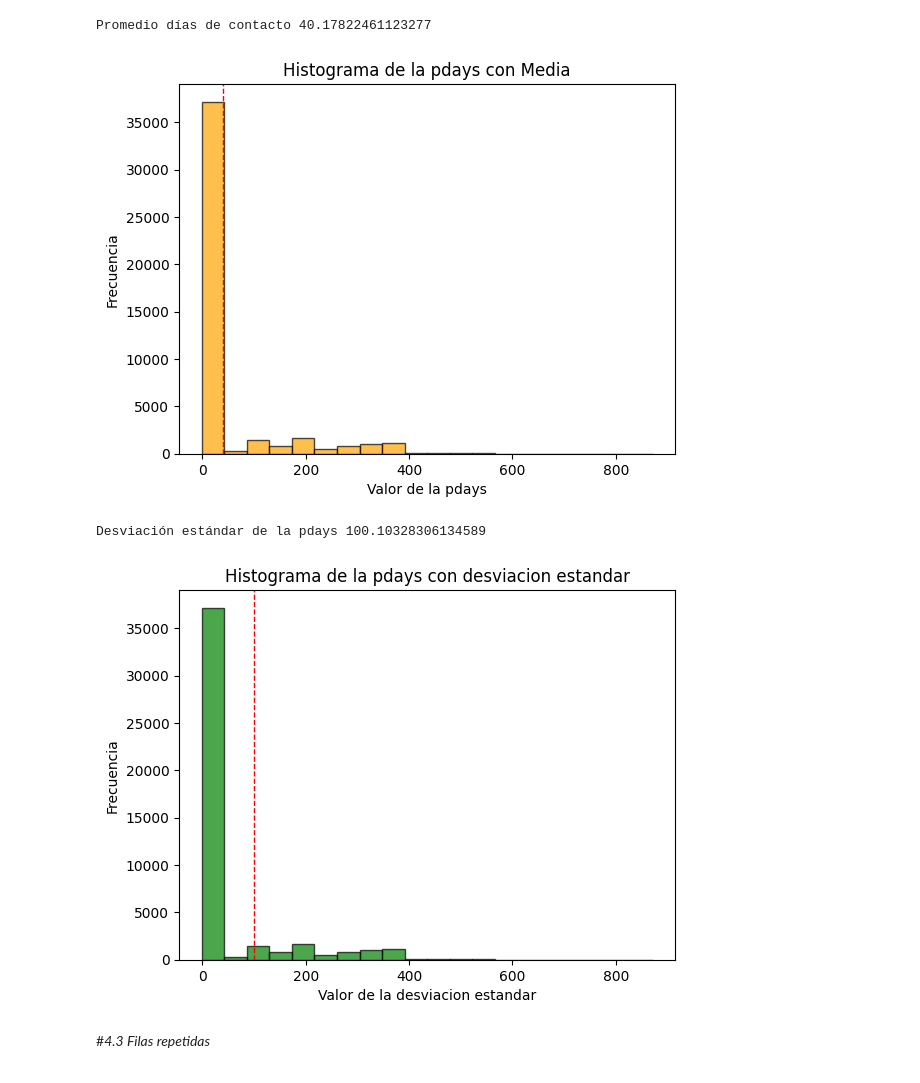
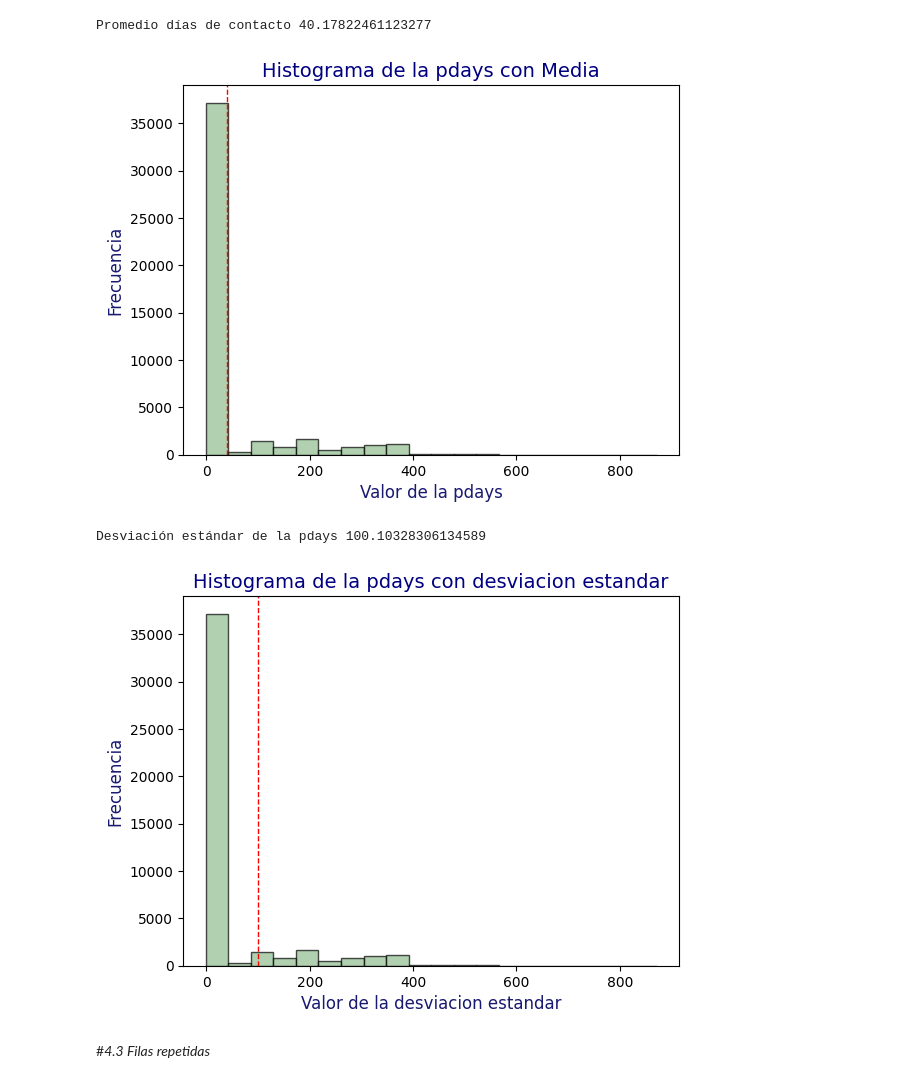
Before and after one commit to CharlieHndz/Talento-Tech-2024-Carlos-Hdez, a Jupyter notebook: Practica_Banco.ipynb, the cells around one changed output. Drawn from its saved outputs; the diff is of its cells as text; code cells hidden in the pictures.

```diff
--- a/Practica_Banco.ipynb
+++ b/Practica_Banco.ipynb
@@ -207,20 +207,21 @@ print("Promedio días de contacto", media)
 Promedio días de contacto 40.17822461123277
 # %%
 # Graficar un histograma del atributo "campaña"
-plt.hist(data['pdays'], bins=20, color='orange', edgecolor='black', alpha=0.7)
+plt.hist(data['pdays'], bins=20, color='darkseagreen', edgecolor='black', alpha=0.7)
 
 # Agregar una linea vertical para mostrar la media
 plt.axvline(media, color='red', linestyle='dashed', linewidth=1)
 
 # Etiquetas y titulo
-plt.xlabel('Valor de la pdays')
-plt.ylabel('Frecuencia')
-plt.title('Histograma de la pdays con Media')
+plt.title('Histograma de la pdays con Media', fontsize=14, color="Navy")
+plt.xlabel('Valor de la pdays', fontsize=12, color="midnightblue")
+plt.ylabel('Frecuencia', fontsize=12, color="midnightblue")
+
 
 # Mostrar la grafica
 plt.show()
 # %% [output]
-[figure, old version]
+[figure, new version]
 # %%
 # Calcule la desviación estándar del atributo 'campaign - pdays: dias de contactoal ussuario antes de la campaña actual'
 desviacion_estandar = data['pdays'].std()
@@ -229,20 +230,21 @@ print("Desviación estándar de la pdays", desviacion_estandar)
 Desviación estándar de la pdays 100.10328306134589
 # %%
 # Graficar un histograma de la std del atriburo pdays
-plt.hist(data['pdays'], bins=20, color='green', edgecolor='black', alpha=0.7)
+plt.hist(data['pdays'], bins=20, color='darkseagreen', edgecolor='black', alpha=0.7)
 
 # Agregar una linea vertical para obtener la std
 plt.axvline(desviacion_estandar, color='red', linestyle='dashed', linewidth=1) # Se reemplaza media por std seguido del comando "plt.axvline" para graficar la desviacion estandar y no la media
 
 # Etiquetas y titulo
-plt.xlabel('Valor de la desviacion estandar')
-plt.ylabel('Frecuencia')
-plt.title('Histograma de la pdays con desviacion estandar')
+plt.title('Histograma de la pdays con desviacion estandar', fontsize=14, color="Navy")
+plt.xlabel('Valor de la desviacion estandar', fontsize=12, color="midnightblue")
+plt.ylabel('Frecuencia',fontsize=12, color="midnightblue")
+
 
 # Mostrar la grafica
 plt.show()
 # %% [output]
-[figure, old version]
+[figure, new version]
 # %% [markdown]
 #*4.3 Filas repetidas*
 # %%
```
Also changed, not shown: parts of 13 cells of this notebook.
